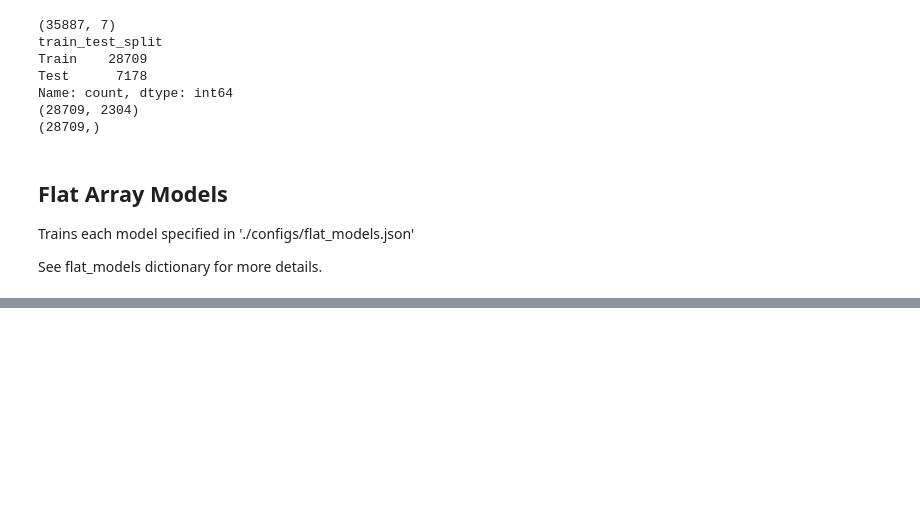
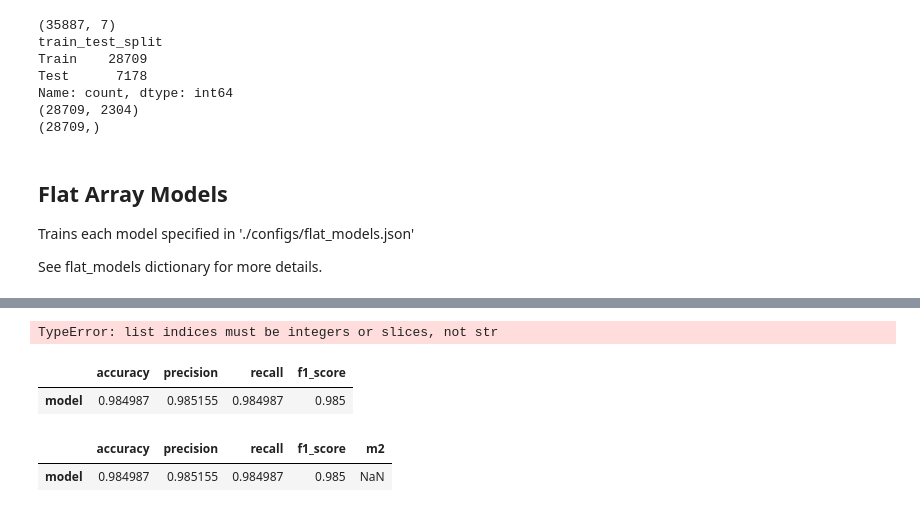
Before and after one commit to dlumian/EmotionFaceClassifier, a Jupyter notebook: notebooks/FER2013_Train_Flat_Array.ipynb, the cells around one changed output, grey strips where cells are left out. Cells and saved outputs as stored; diff of their text form; code cells hidden in the pictures; blank space fills up the shorter version.

```diff
--- a/notebooks/FER2013_Train_Flat_Array.ipynb
+++ b/notebooks/FER2013_Train_Flat_Array.ipynb
@@ -238,3 +278,21 @@ Running XGBoost model...
+# %%
+pd.DataFrame.from_dict(model_metrics, orient='tight')
+# %% [output]
+TypeError: list indices must be integers or slices, not str
+# %%
+test = pd.DataFrame(model_results, index=['model'])
+# %%
+test
+# %% [output]
+|  | accuracy | precision | recall | f1_score |
+| model | 0.984987 | 0.985155 | 0.984987 | 0.985 |
+# %%
+test['m2'] = model_results
+# %%
+test
+# %% [output]
+|  | accuracy | precision | recall | f1_score | m2 |
+| model | 0.984987 | 0.985155 | 0.984987 | 0.985 | NaN |
 # %%
 # Convert all model metrics to a df
 agg_df = pd.DataFrame(model_metrics)
```
Also changed, not shown: parts of 5 cells of this notebook, 16 other files.
